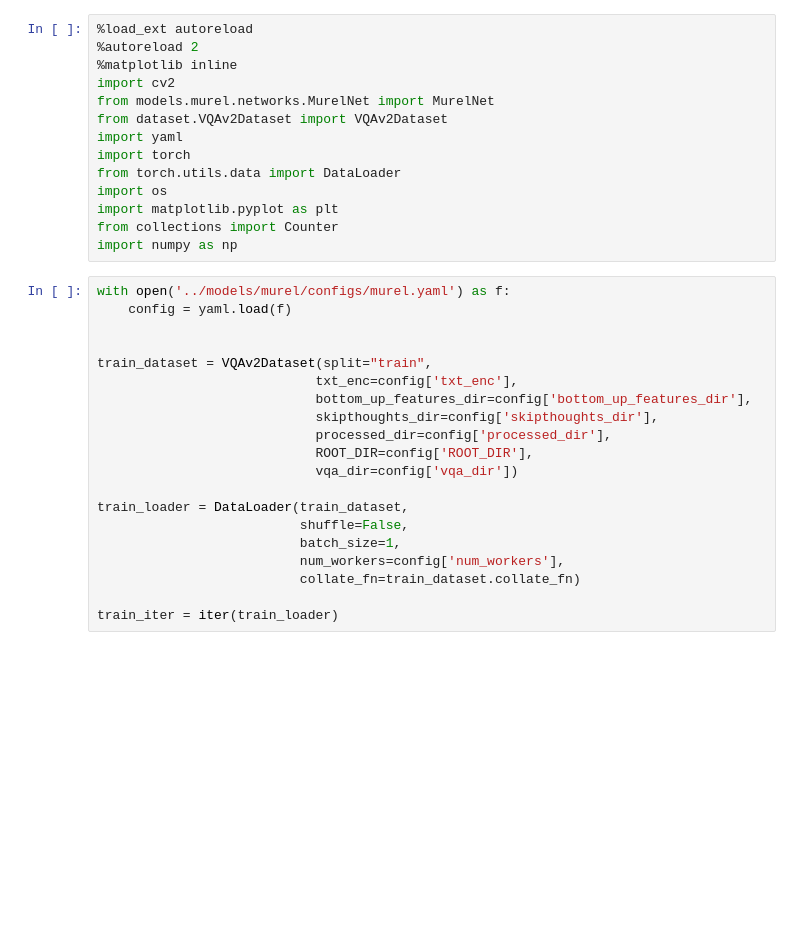
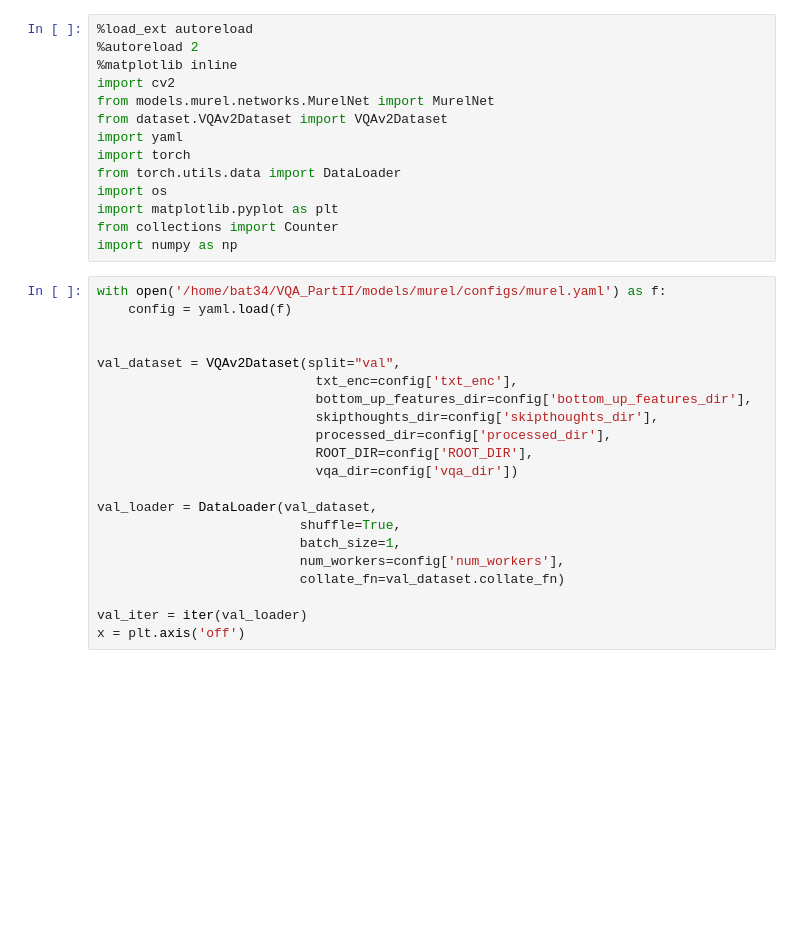
Before and after one commit to aaront97/GraphMuRel, a Jupyter notebook: evaluation/notebooks/visualize_nets.py.ipynb, the cells around one changed output. Cells and saved outputs as stored; diff of their text form; blank space fills up the shorter version.

Commit message:
after qualitatively evaluating murel

```diff
--- a/evaluation/notebooks/visualize_nets.py.ipynb
+++ b/evaluation/notebooks/visualize_nets.py.ipynb
@@ -13,22 +13,25 @@ import matplotlib.pyplot as plt
 from collections import Counter
 import numpy as np
 # %%
-with open('../models/murel/configs/murel.yaml') as f:
+with open('/home/bat34/VQA_PartII/models/murel/configs/murel.yaml') as f:
     config = yaml.load(f)
 
 
-train_dataset = VQAv2Dataset(split="train",
+val_dataset = VQAv2Dataset(split="val",
                             txt_enc=config['txt_enc'],
                             bottom_up_features_dir=config['bottom_up_features_dir'],
                             skipthoughts_dir=config['skipthoughts_dir'],
                             processed_dir=config['processed_dir'],
                             ROOT_DIR=config['ROOT_DIR'],
                             vqa_dir=config['vqa_dir'])
 
-train_loader = DataLoader(train_dataset,
-                          shuffle=False,
+val_loader = DataLoader(val_dataset,
+                          shuffle=True,
                           batch_size=1,
                           num_workers=config['num_workers'],
-                          collate_fn=train_dataset.collate_fn)
+                          collate_fn=val_dataset.collate_fn)
 
-train_iter = iter(train_loader)
+val_iter = iter(val_loader)
+x = plt.axis('off')
+# %% [output]
+[figure, added]
```
Also changed, not shown: parts of 22 cells of this notebook, 1 other file.
